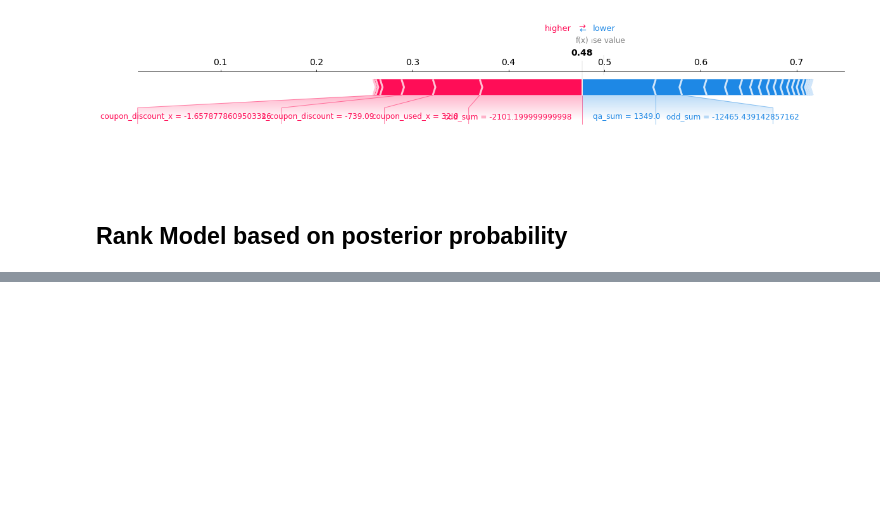
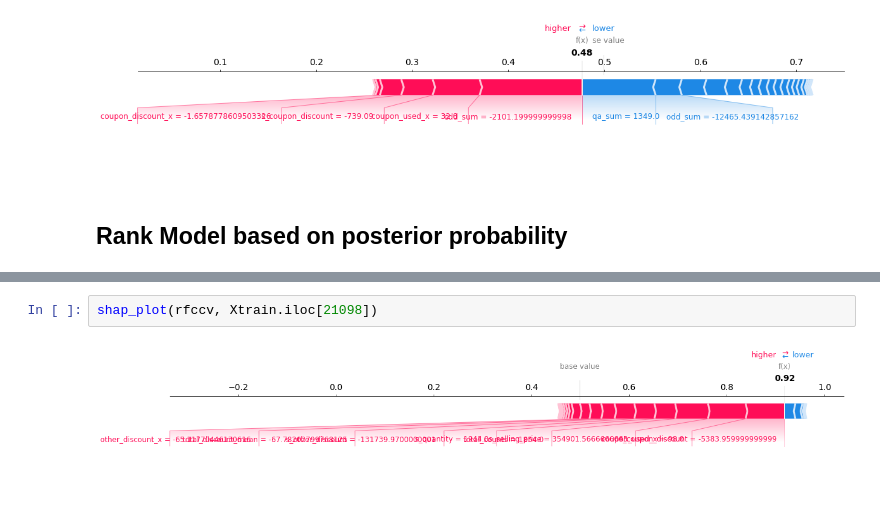
Before and after one commit to stanghong/Coupon_Redemption_Classification, a Jupyter notebook: Coupon Redemption Classification Modeling and Deployment_v2.ipynb, the cells around one changed output, grey strips where cells are left out. Cells and saved outputs as stored; diff of their text form; blank space fills up the shorter version.

```diff
--- a/Coupon Redemption Classification Modeling and Deployment_v2.ipynb
+++ b/Coupon Redemption Classification Modeling and Deployment_v2.ipynb
@@ -956,0 +989,4 @@ NameError: name 'loadModel' is not defined
+# %%
+shap_plot(rfccv, Xtrain.iloc[21098])
+# %% [output]
+[figure, added]
```
Also changed, not shown: parts of 14 cells of this notebook.
